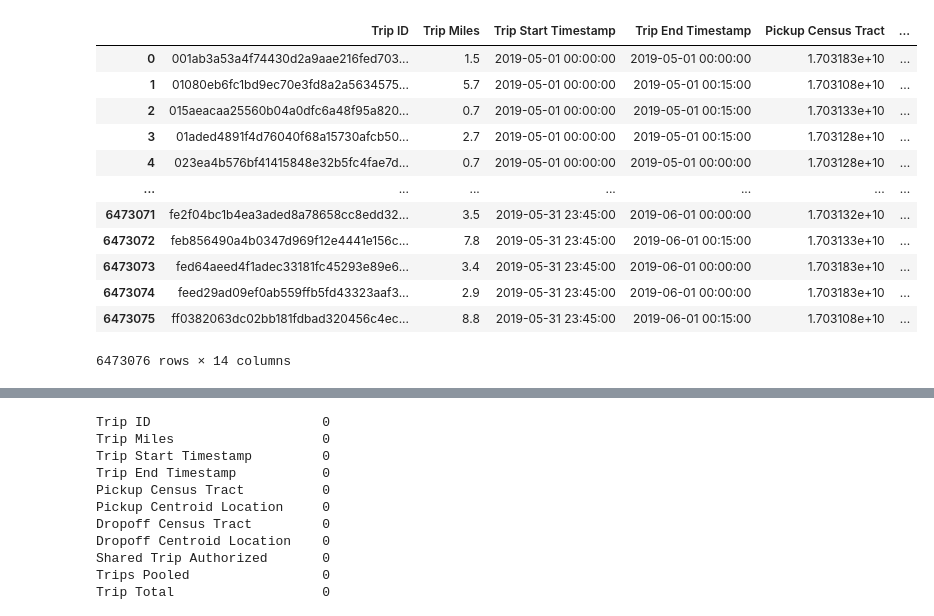
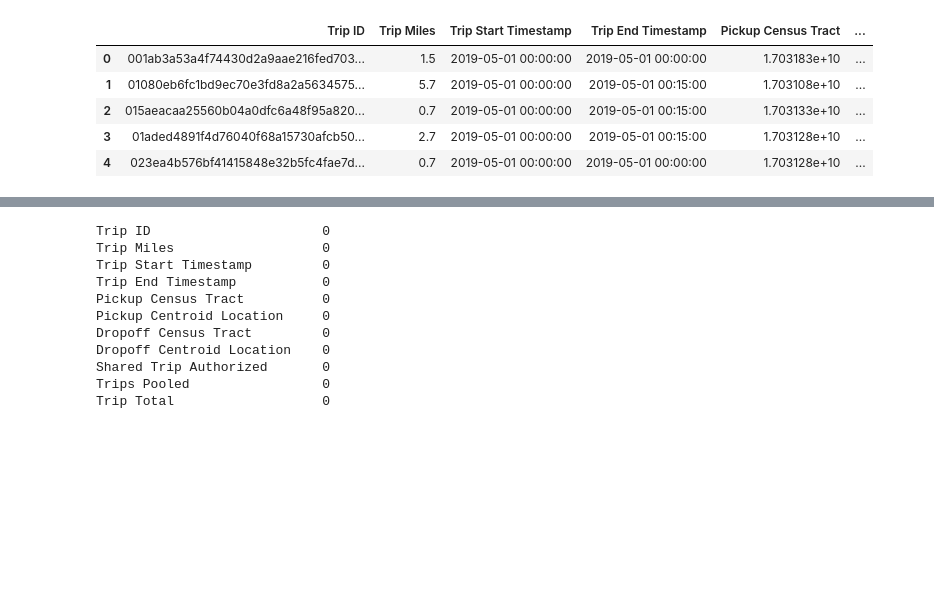
Before and after one commit to Mcha777/DSML, a Jupyter notebook: YMMMMY.ipynb, the cells around one changed output, grey strips where cells are left out. Drawn from its saved outputs; the diff is of its cells as text; code cells hidden in the pictures; blank space fills up the shorter version.

```diff
--- a/YMMMMY.ipynb
+++ b/YMMMMY.ipynb
@@ -3,21 +6,23 @@ import pandas as pd
+# %%
+michael = "C:/Users/micha/Documents/1_Wirtschaftsinformatik/4. Semester/Data Science & Machine Learning/Gruppenprojekt/"
+martin = "C:/Users/mbirk/OneDrive/Uni/Semester_4/DSML/YMMMMY/YMMMMY_repository/data/"
+
+user = martin
+
+ride_source= user + "2019_05.csv"
+weather_source= user + "weather.csv"
+census_tract_source= user + "census_tract_characteristics.csv"
 # %%
-ride = pd.read_csv("C:/Users/micha/Documents/1_Wirtschaftsinformatik/4. Semester/Data Science & Machine Learning/Gruppenprojekt/2019_05.csv")
-weather = pd.read_csv("C:/Users/micha/Documents/1_Wirtschaftsinformatik/4. Semester/Data Science & Machine Learning/Gruppenprojekt/weather.csv")
-census_tract = pd.read_csv("C:/Users/micha/Documents/1_Wirtschaftsinformatik/4. Semester/Data Science & Machine Learning/Gruppenprojekt/census_tract_characteristics.csv")
+ride = pd.read_csv(ride_source)
+weather = pd.read_csv(weather_source)
+census_tract = pd.read_csv(census_tract_source)
 # %%
-ride
+ride.head()
 # %% [output]
 |  | Trip ID | Trip Miles | Trip Start Timestamp | Trip End Timestamp | Pickup Census Tract | ... |
 | 0 | 001ab3a53a4f74430d2a9aae216fed703... | 1.5 | 2019-05-01 00:00:00 | 2019-05-01 00:00:00 | 1.703183e+10 | ... |
 | 1 | 01080eb6fc1bd9ec70e3fd8a2a5634575... | 5.7 | 2019-05-01 00:00:00 | 2019-05-01 00:15:00 | 1.703108e+10 | ... |
 | 2 | 015aeacaa25560b04a0dfc6a48f95a820... | 0.7 | 2019-05-01 00:00:00 | 2019-05-01 00:15:00 | 1.703133e+10 | ... |
 | 3 | 01aded4891f4d76040f68a15730afcb50... | 2.7 | 2019-05-01 00:00:00 | 2019-05-01 00:15:00 | 1.703128e+10 | ... |
 | 4 | 023ea4b576bf41415848e32b5fc4fae7d... | 0.7 | 2019-05-01 00:00:00 | 2019-05-01 00:00:00 | 1.703128e+10 | ... |
-| ... | ... | ... | ... | ... | ... | ... |
-| 6473071 | fe2f04bc1b4ea3aded8a78658cc8edd32... | 3.5 | 2019-05-31 23:45:00 | 2019-06-01 00:00:00 | 1.703132e+10 | ... |
-| 6473072 | feb856490a4b0347d969f12e4441e156c... | 7.8 | 2019-05-31 23:45:00 | 2019-06-01 00:15:00 | 1.703133e+10 | ... |
-| 6473073 | fed64aeed4f1adec33181fc45293e89e6... | 3.4 | 2019-05-31 23:45:00 | 2019-06-01 00:00:00 | 1.703183e+10 | ... |
-| 6473074 | feed29ad09ef0ab559ffb5fd43323aaf3... | 2.9 | 2019-05-31 23:45:00 | 2019-06-01 00:00:00 | 1.703183e+10 | ... |
-| 6473075 | ff0382063dc02bb181fdbad320456c4ec... | 8.8 | 2019-05-31 23:45:00 | 2019-06-01 00:15:00 | 1.703108e+10 | ... |
-6473076 rows × 14 columns
 # %%
```
Also changed, not shown: parts of 17 cells of this notebook.
